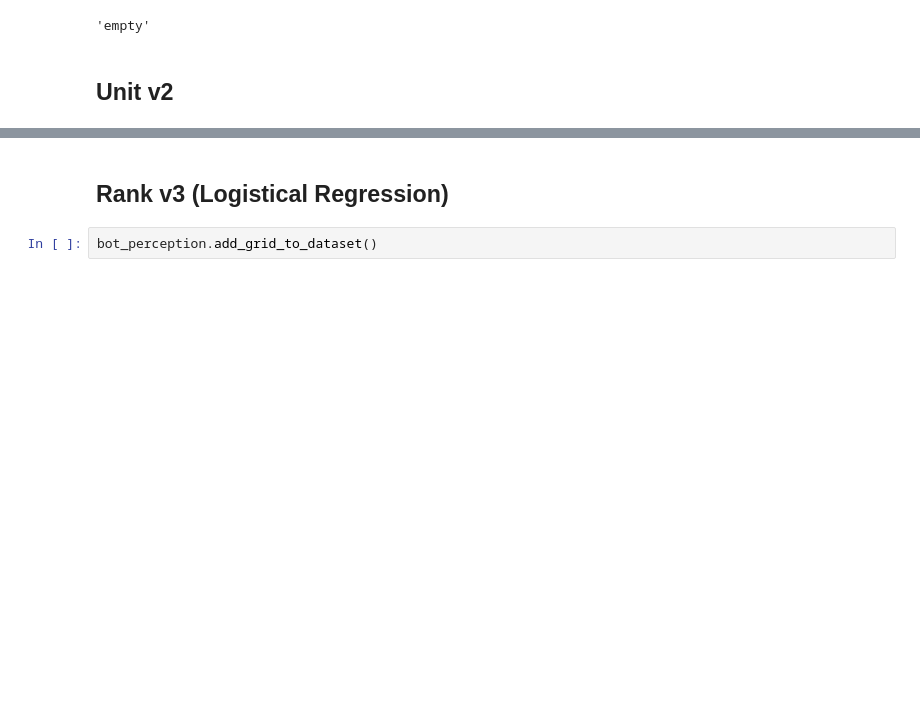
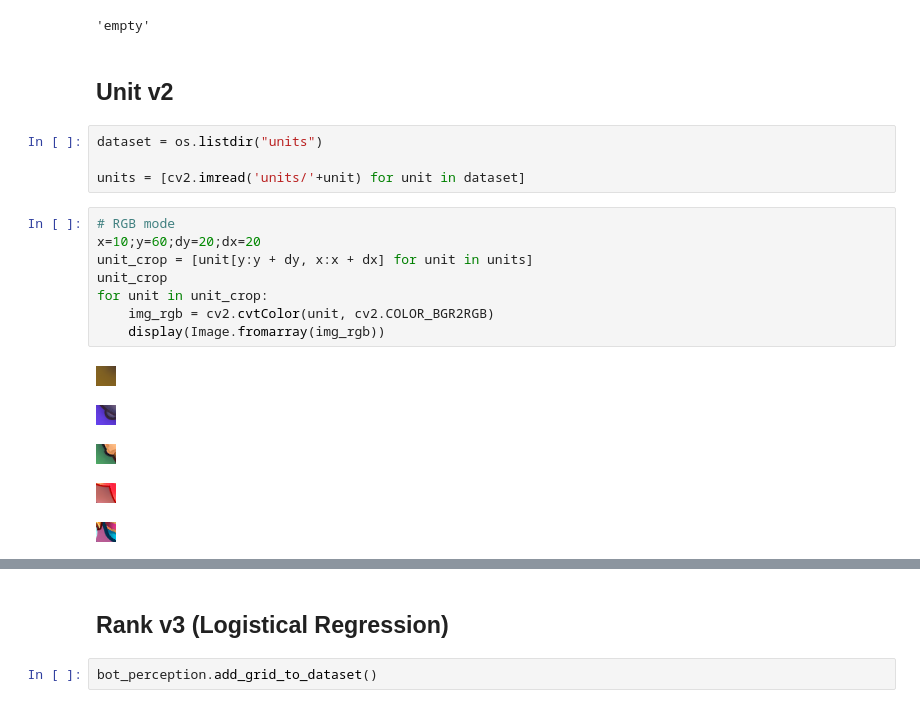
Before and after one commit to AxelBjork/Rush-Royale-Bot, a Jupyter notebook: recognize.ipynb, the cells around one changed output, grey strips where cells are left out. Cells and saved outputs as stored; diff of their text form; blank space fills up the shorter version.

```diff
--- a/recognize.ipynb
+++ b/recognize.ipynb
@@ -68,3 +68,21 @@ unit_guess[1].split('.')[0]
 'empty'
 # %% [markdown]
 ## Unit v2
+# %%
+dataset = os.listdir("units")
+
+units = [cv2.imread('units/'+unit) for unit in dataset]
+# %%
+# RGB mode
+x=10;y=60;dy=20;dx=20
+unit_crop = [unit[y:y + dy, x:x + dx] for unit in units]
+unit_crop
+for unit in unit_crop:
+    img_rgb = cv2.cvtColor(unit, cv2.COLOR_BGR2RGB)
+    display(Image.fromarray(img_rgb))
+# %% [output]
+[figure, added]
+[figure, added]
+[figure, added]
+[figure, added]
+[figure, added]
```
Also changed, not shown: parts of 5 cells of this notebook, 7 other files.
